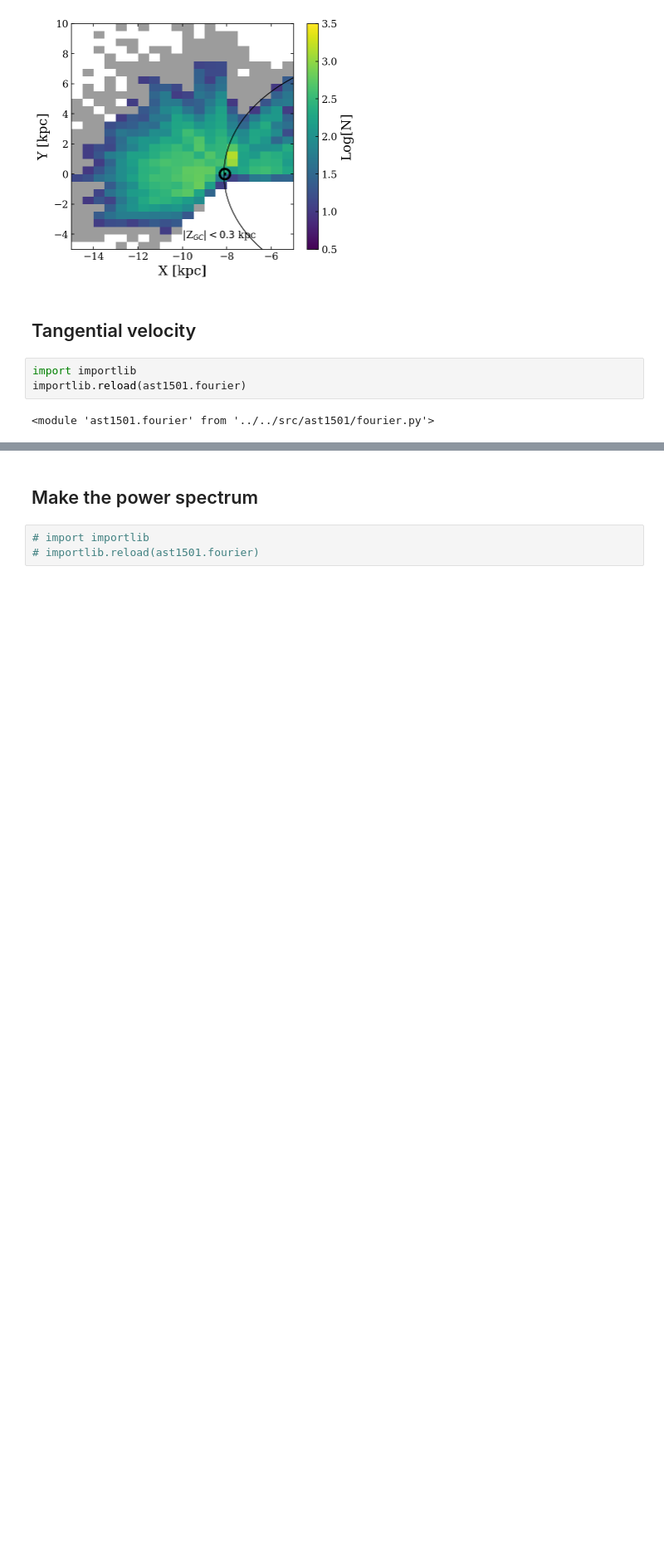
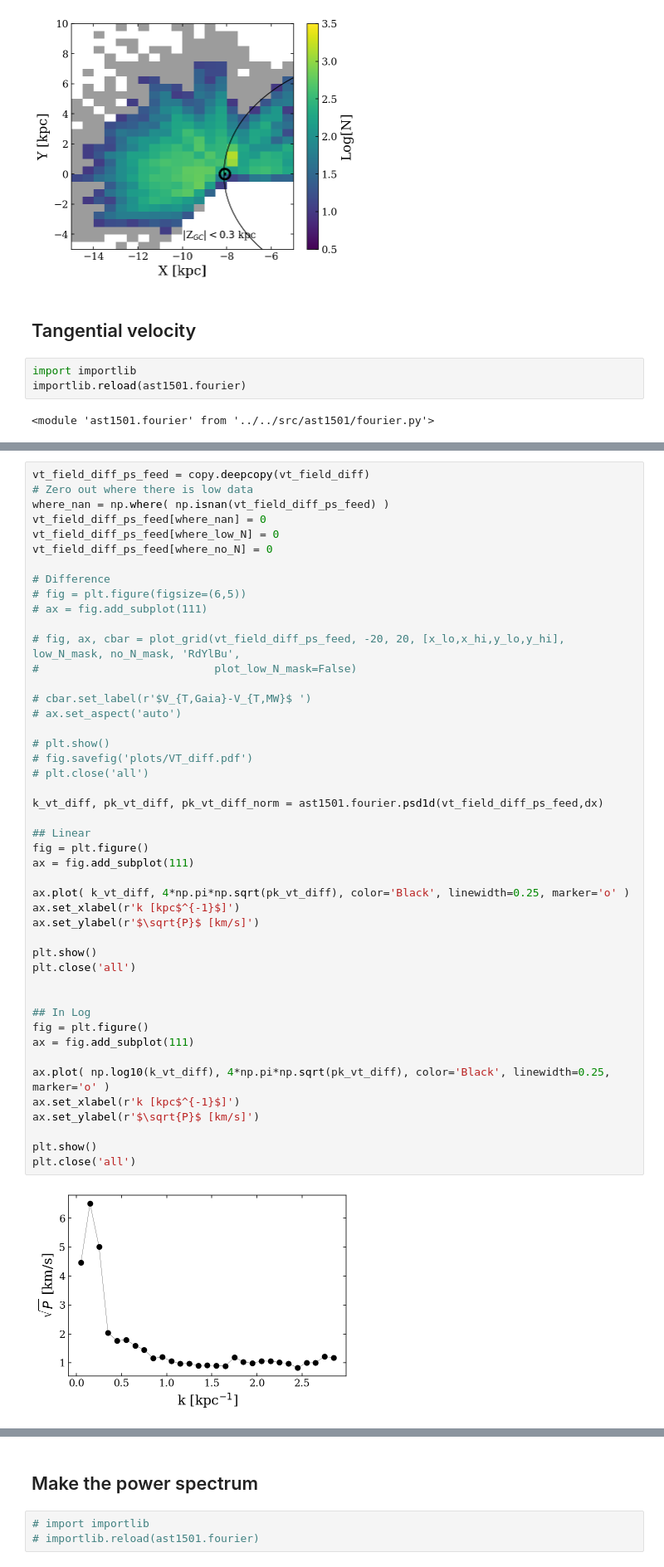
Before and after one commit to jamesmlane/AST1501, a Jupyter notebook: notebooks/7-power_spectrum/power_spectrum.ipynb, the cells around one changed output, grey strips where cells are left out. Shown at 83% size. Drawn from its saved outputs; the diff is of its cells as text; blank space fills up the shorter version.

```diff
--- a/notebooks/7-power_spectrum/power_spectrum.ipynb
+++ b/notebooks/7-power_spectrum/power_spectrum.ipynb
@@ -432,0 +603,48 @@ importlib.reload(ast1501.fourier)
+# %%
+vt_field_diff_ps_feed = copy.deepcopy(vt_field_diff)
+# Zero out where there is low data
+where_nan = np.where( np.isnan(vt_field_diff_ps_feed) )
+vt_field_diff_ps_feed[where_nan] = 0
+vt_field_diff_ps_feed[where_low_N] = 0
+vt_field_diff_ps_feed[where_no_N] = 0
+
+# Difference
+# fig = plt.figure(figsize=(6,5))
+# ax = fig.add_subplot(111)
+
+# fig, ax, cbar = plot_grid(vt_field_diff_ps_feed, -20, 20, [x_lo,x_hi,y_lo,y_hi], low_N_mask, no_N_mask, 'RdYlBu',
+#                           plot_low_N_mask=False)
+
+# cbar.set_label(r'$V_{T,Gaia}-V_{T,MW}$ ')
+# ax.set_aspect('auto')
+
+# plt.show()
+# fig.savefig('plots/VT_diff.pdf')
+# plt.close('all')
+
+k_vt_diff, pk_vt_diff, pk_vt_diff_norm = ast1501.fourier.psd1d(vt_field_diff_ps_feed,dx)
+
+## Linear
+fig = plt.figure()
+ax = fig.add_subplot(111)
+
+ax.plot( k_vt_diff, 4*np.pi*np.sqrt(pk_vt_diff), color='Black', linewidth=0.25, marker='o' )
+ax.set_xlabel(r'k [kpc$^{-1}$]')
+ax.set_ylabel(r'$\sqrt{P}$ [km/s]')
+
+plt.show()
+plt.close('all')
+
+
+## In Log
+fig = plt.figure()
+ax = fig.add_subplot(111)
+
+ax.plot( np.log10(k_vt_diff), 4*np.pi*np.sqrt(pk_vt_diff), color='Black', linewidth=0.25, marker='o' )
+ax.set_xlabel(r'k [kpc$^{-1}$]')
+ax.set_ylabel(r'$\sqrt{P}$ [km/s]')
+
+plt.show()
+plt.close('all')
+# %% [output]
+[figure, added]
```
Also changed, not shown: parts of 32 cells of this notebook, 12 other files.
